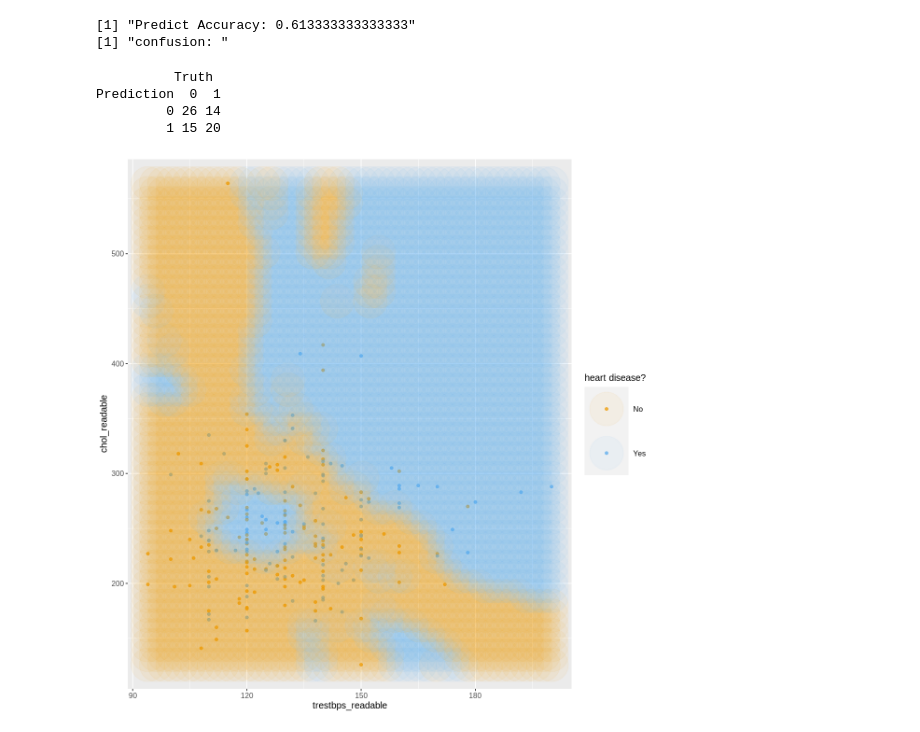
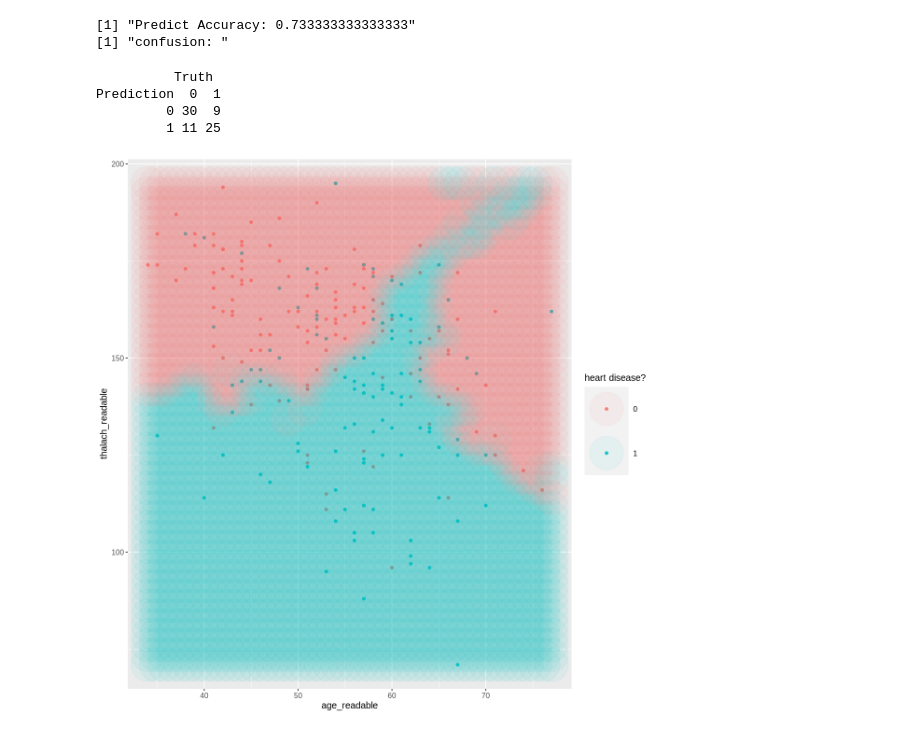
Before and after one commit to abnerbal/Heart_Disease_Predictor, a Jupyter notebook: code/code2.ipynb, the cells around one changed output. Drawn from its saved outputs; the diff is of its cells as text; code cells hidden in the pictures.

```diff
--- a/code/code2.ipynb
+++ b/code/code2.ipynb
@@ -6,8 +6,8 @@
 
 #[Note: recipe(target ~ ., data = heart_data_train)
 # predictors <- c("age", "trestbps", "chol")
-predictors <- c("age", "trestbps", "chol", "thalach")
-# predictors <- c("trestbps", "chol", "thalach")
+# predictors <- c("age", "trestbps", "chol", "thalach")
+predictors <- c("age", "thalach")
 # Example: predictors <- c("age", "chol") ==
 #          recipe(num ~ age+chol, data = heart_data_train)
 # predictors: all predictors
@@ -22,17 +22,21 @@ dots <- 50 # suggest 100
 # x_var <- "age"
 # y_var <- "chol"
 
-x_var <- "trestbps"
-y_var <- "chol"
+x_var <- "age"
+y_var <- "thalach"
 
 
 target <- "num"
+
+default_plot_width
+default_plot_height
 
 set.seed(1)
 
 HumanReadableMappingTable <-
     data.frame(raw_col=rep(c("age", "trestbps", "chol", "thalach", "num")),
-    readable=rep(c("age_readable", "trestbps_readable", "chol_readable", "thalach_readable", "num_readable")))
+    readable=rep(c("age_readable", "trestbps_readable", "chol_readable", "thalach_readable", "num_readable")),
+    readable_s=rep(c("age_readable", "trestbps_readable", "chol_readable", "thalach_readable", "num_readable")))
 
 # ----------------------------------END CONFIG---------------------------
 # make x_var, y_var in predictors
@@ -208,6 +209,6 @@ A tibble: 6 × 7
 # %%
 # change k based on the graph.
-best_k <- 19
+best_k <- 15
 
 # Code part 5, use best_k to fit
 knn_spec2 <- nearest_neighbor(weight_func = "rectangular", neighbors = best_k) %>%
@@ -235,12 +236,12 @@ print(paste("Predict Accuracy:", heart_predict_accuracy))
 print("confusion: ")
 confusion
 # %% [output]
-[1] "Predict Accuracy: 0.613333333333333"
+[1] "Predict Accuracy: 0.733333333333333"
 [1] "confusion: "
           Truth
 Prediction  0  1
-         0 26 14
-         1 15 20
+         0 30  9
+         1 11 25
 # %%
 # Code part 6, result visualizing
 # Note: some code copyed from textbook 5.8
@@ -264,34 +265,34 @@ if (!is_empty(others)){
     asgrid <- merge(asgrid, others)
 }
 names(asgrid)[names(asgrid) == "x"] <- colnames(x)
 names(asgrid)[names(asgrid) == "y"] <- colnames(y)
 
 knnPredGrid <- predict(heart_fit, asgrid)
 
 prediction_table <- bind_cols(knnPredGrid, asgrid) #%>% rename(num = .pred_class)
 names(prediction_table)[names(prediction_table) == ".pred_class"] <- target
 
 wkflw_plot <- ggplot() +
   geom_point(data = heart_data_train,
              mapping = aes(x = get(colnames(x)),
                            y = get(colnames(y)),
                            color = get(target)),
-             alpha = 0.75) +
+             alpha = 0.9) +
   geom_point(data = prediction_table,
              mapping = aes(x = get(colnames(x)),
                            y = get(colnames(y)),
                            color = get(target)),
              alpha =  3 / dots,
              size = 1000 / dots) +
   labs(color = "heart disease?",
        x = HumanReadable(x_var),
        y = HumanReadable(y_var)
       ) +
-  scale_color_manual(labels = c("No", "Yes"),
-                    values = c("orange2", "steelblue2")) +
+  # scale_color_manual(labels = c("No", "Yes"),
+  #                   values = c("orange2", "steelblue2")) +
   theme(text = element_text(size = 12))
 
 wkflw_plot
 }
 # %% [output]
-[figure, old version]
+[figure, new version]
```
Also changed, not shown: parts of 3 cells of this notebook.
